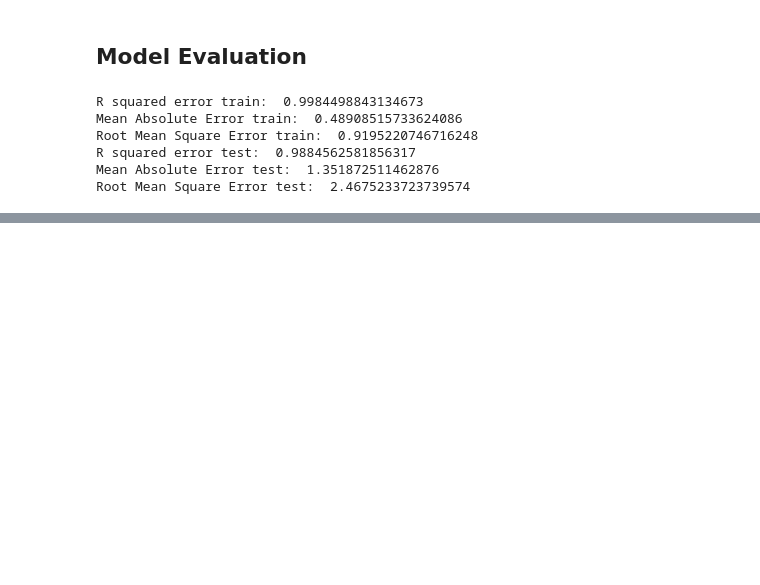
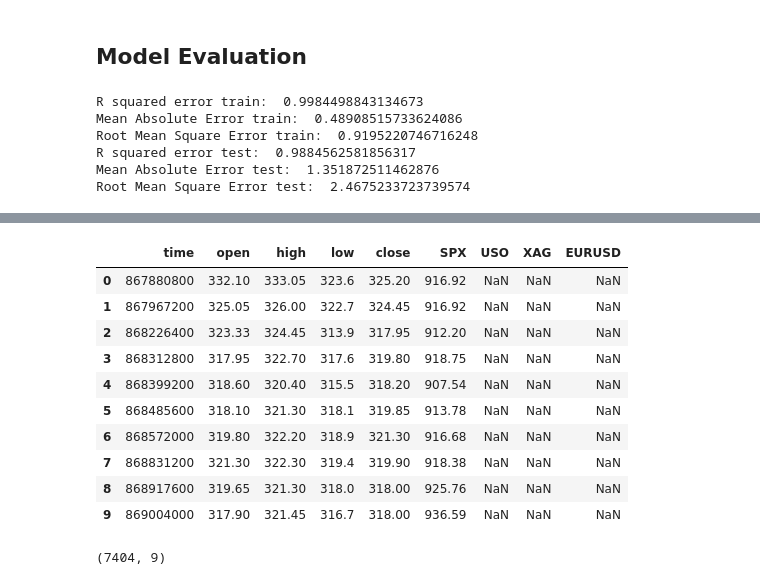
Before and after one commit to A1doranM/DataScienceLearningProjects, a Jupyter notebook: 4. Gold Price Prediction/0. Gold Price Prediction.ipynb, the cells around one changed output, grey strips where cells are left out. Saved outputs shown, nothing was run; the diff lists cells and outputs as text; code cells hidden in the pictures; blank space fills up the shorter version.

```diff
--- a/4. Gold Price Prediction/0. Gold Price Prediction.ipynb
+++ b/4. Gold Price Prediction/0. Gold Price Prediction.ipynb
@@ -173,0 +190,20 @@ Root Mean Square Error test:  2.4675233723739574
+# %%
+tradingview_raw = pd.read_csv('./XAUUSD_1D.csv')
+# %%
+tradingview_raw.head(10)
+# %% [output]
+|  | time | open | high | low | close | SPX | USO | XAG | EURUSD |
+| 0 | 867880800 | 332.10 | 333.05 | 323.6 | 325.20 | 916.92 | NaN | NaN | NaN |
+| 1 | 867967200 | 325.05 | 326.00 | 322.7 | 324.45 | 916.92 | NaN | NaN | NaN |
+| 2 | 868226400 | 323.33 | 324.45 | 313.9 | 317.95 | 912.20 | NaN | NaN | NaN |
+| 3 | 868312800 | 317.95 | 322.70 | 317.6 | 319.80 | 918.75 | NaN | NaN | NaN |
+| 4 | 868399200 | 318.60 | 320.40 | 315.5 | 318.20 | 907.54 | NaN | NaN | NaN |
+| 5 | 868485600 | 318.10 | 321.30 | 318.1 | 319.85 | 913.78 | NaN | NaN | NaN |
+| 6 | 868572000 | 319.80 | 322.20 | 318.9 | 321.30 | 916.68 | NaN | NaN | NaN |
+| 7 | 868831200 | 321.30 | 322.30 | 319.4 | 319.90 | 918.38 | NaN | NaN | NaN |
+| 8 | 868917600 | 319.65 | 321.30 | 318.0 | 318.00 | 925.76 | NaN | NaN | NaN |
+| 9 | 869004000 | 317.90 | 321.45 | 316.7 | 318.00 | 936.59 | NaN | NaN | NaN |
+# %%
+tradingview_raw.shape
+# %% [output]
+(7404, 9)
```
Also changed, not shown: parts of 12 cells of this notebook, 2 other files.
